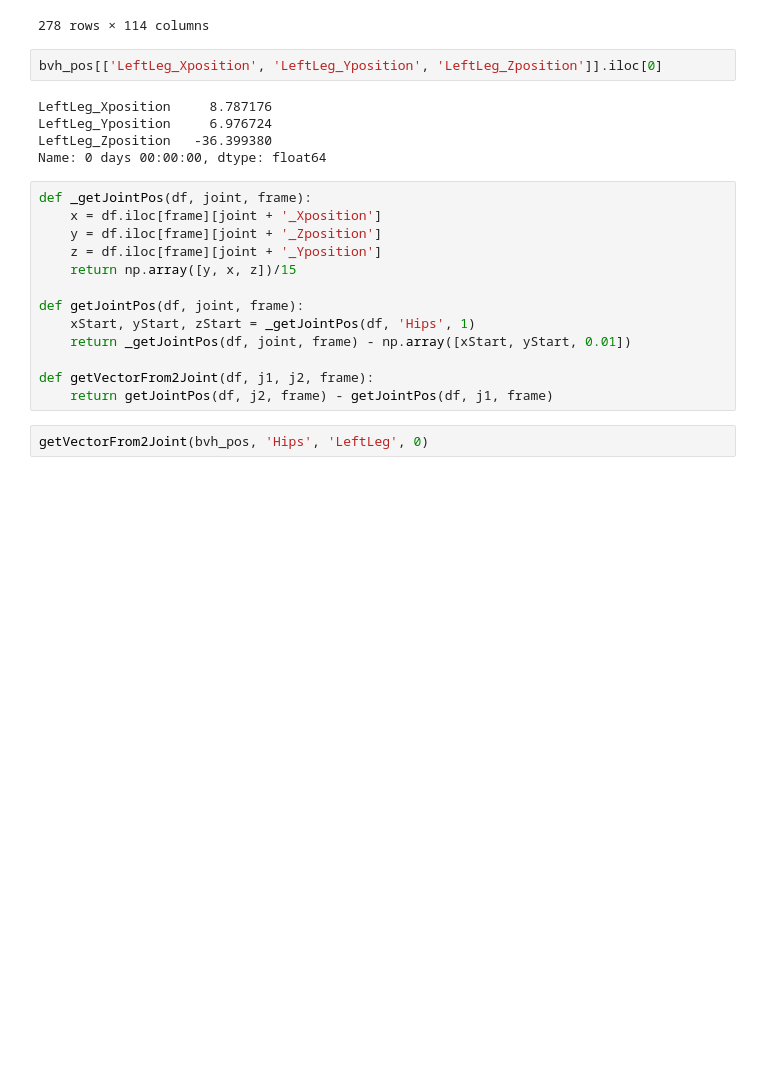
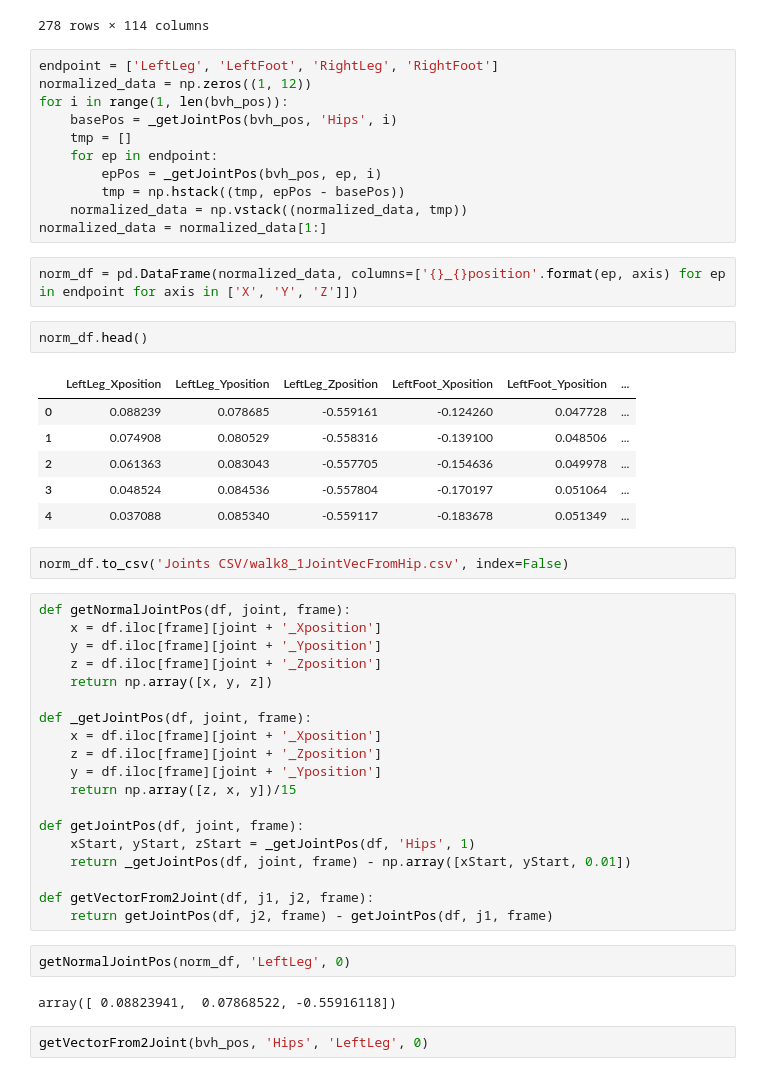
Before and after one commit to AdityaPutraS/Imitation-Learning-RL, a Jupyter notebook: Eksplor Ray RLLib.ipynb, the cells around one changed output. Cells and saved outputs as stored; diff of their text form; blank space fills up the shorter version.

```diff
--- a/Eksplor Ray RLLib.ipynb
+++ b/Eksplor Ray RLLib.ipynb
@@ -46,19 +50,42 @@ bvh_pos
 | 0 days 00:00:02.299990800 | 7.2319 | 16.1959 | 27.6841 | 7.2319 | 16.1959 | ... |
 | 0 days 00:00:02.308324100 | 7.2194 | 16.2385 | 27.9053 | 7.2194 | 16.2385 | ... |
 278 rows × 114 columns
-# %%
-bvh_pos[['LeftLeg_Xposition', 'LeftLeg_Yposition', 'LeftLeg_Zposition']].iloc[0]
-# %% [output]
-LeftLeg_Xposition     8.787176
-LeftLeg_Yposition     6.976724
-LeftLeg_Zposition   -36.399380
-Name: 0 days 00:00:00, dtype: float64
+# %%
+endpoint = ['LeftLeg', 'LeftFoot', 'RightLeg', 'RightFoot']
+normalized_data = np.zeros((1, 12))
+for i in range(1, len(bvh_pos)):
+    basePos = _getJointPos(bvh_pos, 'Hips', i)
+    tmp = []
+    for ep in endpoint:
+        epPos = _getJointPos(bvh_pos, ep, i)
+        tmp = np.hstack((tmp, epPos - basePos))
+    normalized_data = np.vstack((normalized_data, tmp))
+normalized_data = normalized_data[1:]
+# %%
+norm_df = pd.DataFrame(normalized_data, columns=['{}_{}position'.format(ep, axis) for ep in endpoint for axis in ['X', 'Y', 'Z']])
+# %%
+norm_df.head()
+# %% [output]
+|  | LeftLeg_Xposition | LeftLeg_Yposition | LeftLeg_Zposition | LeftFoot_Xposition | LeftFoot_Yposition | ... |
+| 0 | 0.088239 | 0.078685 | -0.559161 | -0.124260 | 0.047728 | ... |
+| 1 | 0.074908 | 0.080529 | -0.558316 | -0.139100 | 0.048506 | ... |
+| 2 | 0.061363 | 0.083043 | -0.557705 | -0.154636 | 0.049978 | ... |
+| 3 | 0.048524 | 0.084536 | -0.557804 | -0.170197 | 0.051064 | ... |
+| 4 | 0.037088 | 0.085340 | -0.559117 | -0.183678 | 0.051349 | ... |
+# %%
+norm_df.to_csv('Joints CSV/walk8_1JointVecFromHip.csv', index=False)
 # %%
+def getNormalJointPos(df, joint, frame):
+    x = df.iloc[frame][joint + '_Xposition']
+    y = df.iloc[frame][joint + '_Yposition']
+    z = df.iloc[frame][joint + '_Zposition']
+    return np.array([x, y, z])
+
 def _getJointPos(df, joint, frame):
     x = df.iloc[frame][joint + '_Xposition']
-    y = df.iloc[frame][joint + '_Zposition']
-    z = df.iloc[frame][joint + '_Yposition']
-    return np.array([y, x, z])/15
+    z = df.iloc[frame][joint + '_Zposition']
+    y = df.iloc[frame][joint + '_Yposition']
+    return np.array([z, x, y])/15
 
 def getJointPos(df, joint, frame):
     xStart, yStart, zStart = _getJointPos(df, 'Hips', 1)
@@ -66,6 +93,10 @@ def getJointPos(df, joint, frame):
 
 def getVectorFrom2Joint(df, j1, j2, frame):
     return getJointPos(df, j2, frame) - getJointPos(df, j1, frame)
+# %%
+getNormalJointPos(norm_df, 'LeftLeg', 0)
+# %% [output]
+array([ 0.08823941,  0.07868522, -0.55916118])
 # %%
 getVectorFrom2Joint(bvh_pos, 'Hips', 'LeftLeg', 0)
 # %% [output]
```
Also changed, not shown: parts of 10 cells of this notebook, 10 other files.
